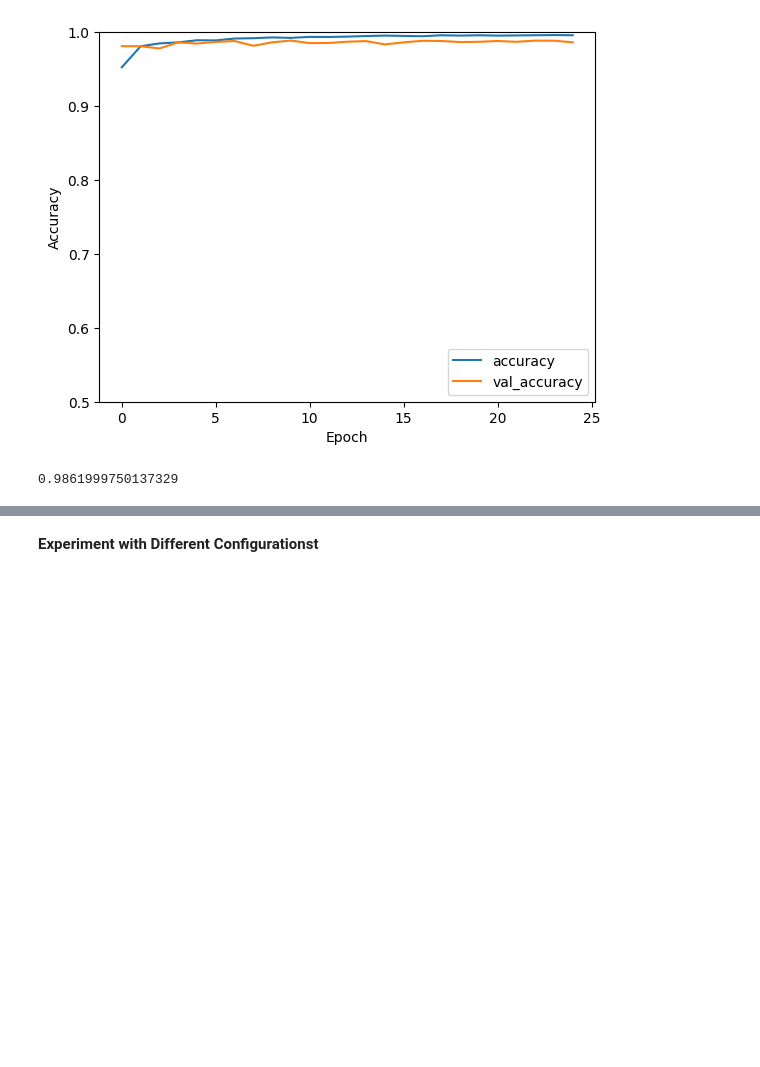
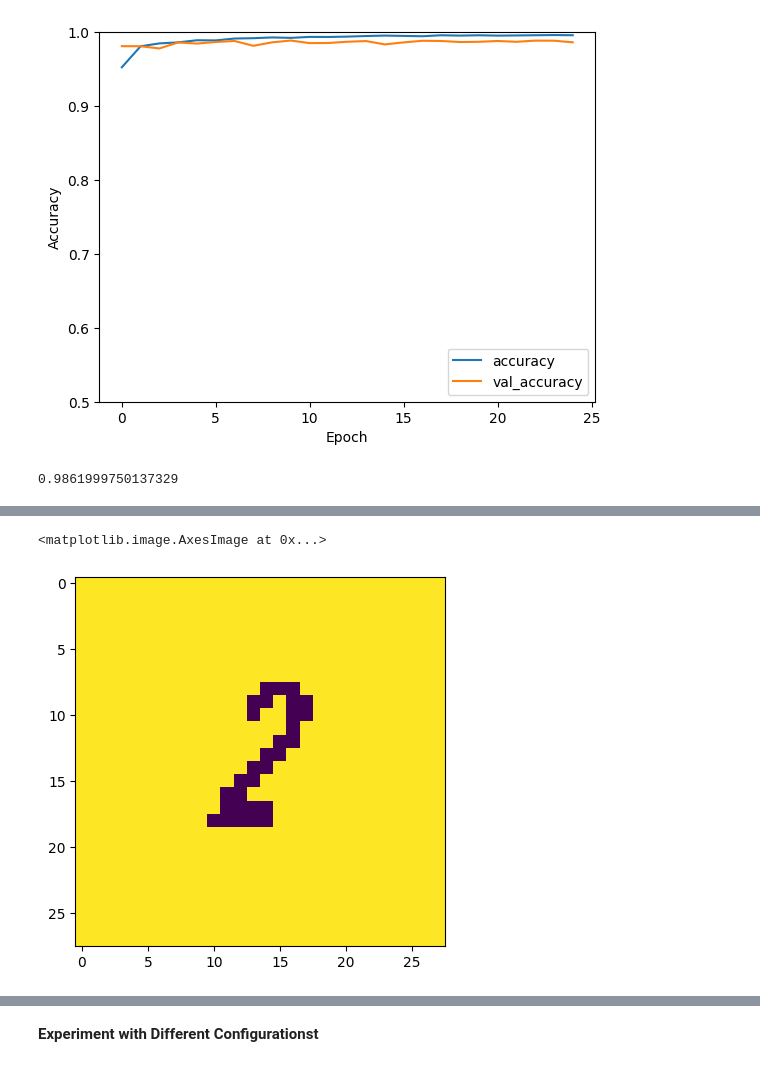
Before and after one commit to lazy-wolf/python-class-notes, a Jupyter notebook: Assignment_1.ipynb, the cells around one changed output, grey strips where cells are left out. Cells and saved outputs as stored; diff of their text form; code cells hidden in the pictures; blank space fills up the shorter version.

```diff
--- a/Assignment_1.ipynb
+++ b/Assignment_1.ipynb
@@ -262,3 +263,22 @@ test_loss, test_acc = model.evaluate(x_test,  y_test, verbose=2)
 print(test_acc)
 # %% [output]
 0.9861999750137329
+# %%
+custom_test_images = []
+custom_test_labels = []
+folder_path = '/content/drive/MyDrive/TME_6015/Assignment_1_Custom_Test_Data'
+for filename in os.listdir(folder_path):
+  print('filename : ', filename)
+  if filename.endswith('.png') or filename.endswith('.PNG') or filename.endswith('.JPG') or filename.endswith('.jpg') or filename.endswith('.JPEG') or filename.endswith('.jpeg'):
+    img_path = os.path.join(folder_path, filename)
+    img = Image.open(img_path).convert('L')
+    img = img.resize((28, 28))
+    threshold = 100
+    img = img.point(lambda p: p > threshold and 255)
+    img_array = np.array(img)
+    custom_test_images.append(img_array)
+    custom_test_labels.append(int(filename[0]))
+
+# Convert the list of custom images and labels to numpy arrays
+custom_test_images = np.array(custom_test_images)
+custom_test_labels = np.array(custom_test_labels)
@@ -264,0 +296,5 @@ print(test_acc)
+# %%
+plt.imshow(img_array)
+# %% [output]
+<matplotlib.image.AxesImage at 0x...>
+[figure, added]
```
Also changed, not shown: parts of 7 cells of this notebook.
